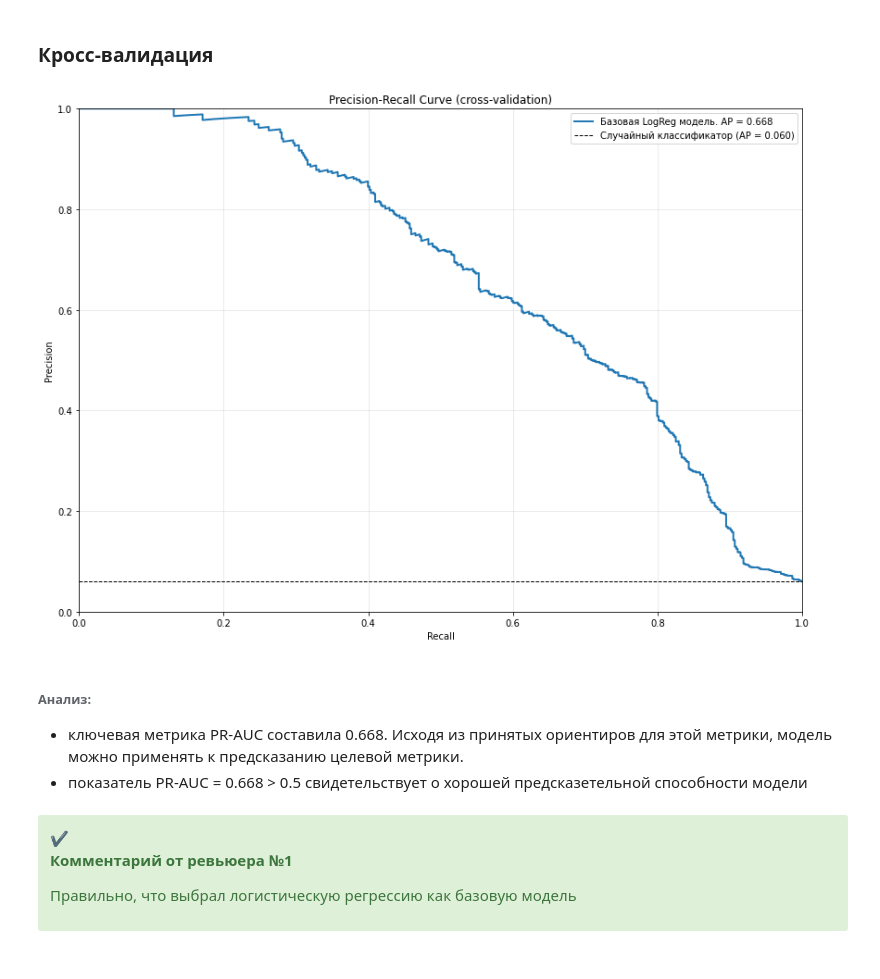
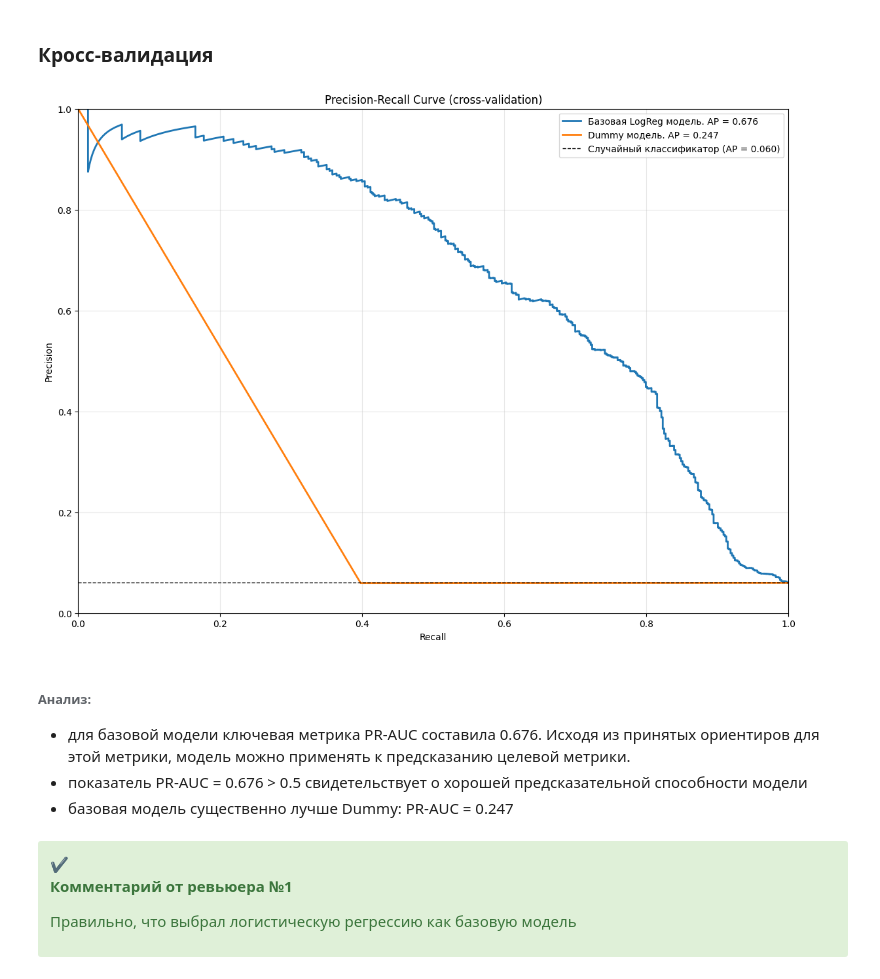
Before and after one commit to Plakhotniuk/practicum_ds, a Jupyter notebook: ml/log_regression/project.ipynb, the cells around one changed output. Saved outputs shown, nothing was run; the diff lists cells and outputs as text; code cells hidden in the pictures.

```diff
--- a/ml/log_regression/project.ipynb
+++ b/ml/log_regression/project.ipynb
@@ -1081,11 +1159,17 @@ __Комментарий от ревьюера №1__
 # %%
 basic_logreg_model = LogisticRegression(random_state=RANDOM_STATE, max_iter=1000)
 # %%
-# Пайплайн преодобработки и обучения
-pipeline = Pipeline([
-    ('prep', preprocessor),
+# Базовый Пайплайн преодобработки и обучения
+pipeline_basic = Pipeline([
+    ('prep', CustomPreprocessor(preprocessor)),
     ('basic_logreg_model', basic_logreg_model)
 ])
+# %%
+# Пайплайн с DummyClassifier для сравнения
+pipeline_dummy = Pipeline([
+    ('prep', CustomPreprocessor(preprocessor)),
+    ('basic_logreg_model', DummyClassifier(random_state=RANDOM_STATE))
+])
 # %% [markdown]
 ### Кросс-валидация
 # %%
@@ -1096,7 +1180,10 @@ N_FOLDS = 5
 kfold = StratifiedKFold(n_splits=N_FOLDS, shuffle=True, random_state=RANDOM_STATE)
 # %%
 # Получаем вероятности положительного класса через кросс-валидацию
-y_proba_default = cross_val_predict(basic_logreg_model, X_train_transformed, y_train, cv=kfold, method='predict_proba')[:, 1]
+y_proba_default = cross_val_predict(pipeline_basic, X_train, y_train, cv=kfold, method='predict_proba')[:, 1]
+# %%
+# Dummy
+y_proba_dummy = cross_val_predict(pipeline_dummy, X_train, y_train, cv=kfold, method='predict_proba')[:, 1]
 # %%
 def plot_pr_auc_curve(y_train, y_probas: list[pd.Series], labels: list[str]):
     plt.figure(figsize=(14, 10))
@@ -1121,13 +1208,14 @@ def plot_pr_auc_curve(y_train, y_probas: list[pd.Series], labels: list[str]):
     plt.ylim([0, 1])
     plt.show()
 # %%
-plot_pr_auc_curve(y_train, [y_proba_default], labels=['Базовая LogReg модель'])
+plot_pr_auc_curve(y_train, [y_proba_default, y_proba_dummy], labels=['Базовая LogReg модель', 'Dummy модель'])
 # %% [output]
-[figure, old version]
+[figure, new version]
 # %% [markdown]
 ###### **Анализ:**
-- ключевая метрика PR-AUC составила 0.668. Исходя из принятых ориентиров для этой метрики, модель можно применять к предсказанию целевой метрики.
-- показатель PR-AUC = 0.668 > 0.5 свидетельствует о хорошей предсказетельной способности модели
+- для базовой модели ключевая метрика PR-AUC составила 0.676. Исходя из принятых ориентиров для этой метрики, модель можно применять к предсказанию целевой метрики.
+- показатель PR-AUC = 0.676 > 0.5 свидетельствует о хорошей предсказательной способности модели
+- базовая модель существенно лучше Dummy: PR-AUC = 0.247
 # %% [markdown]
 <div class="alert alert-block alert-success">✔️
 
```
Also changed, not shown: parts of 46 cells of this notebook.
